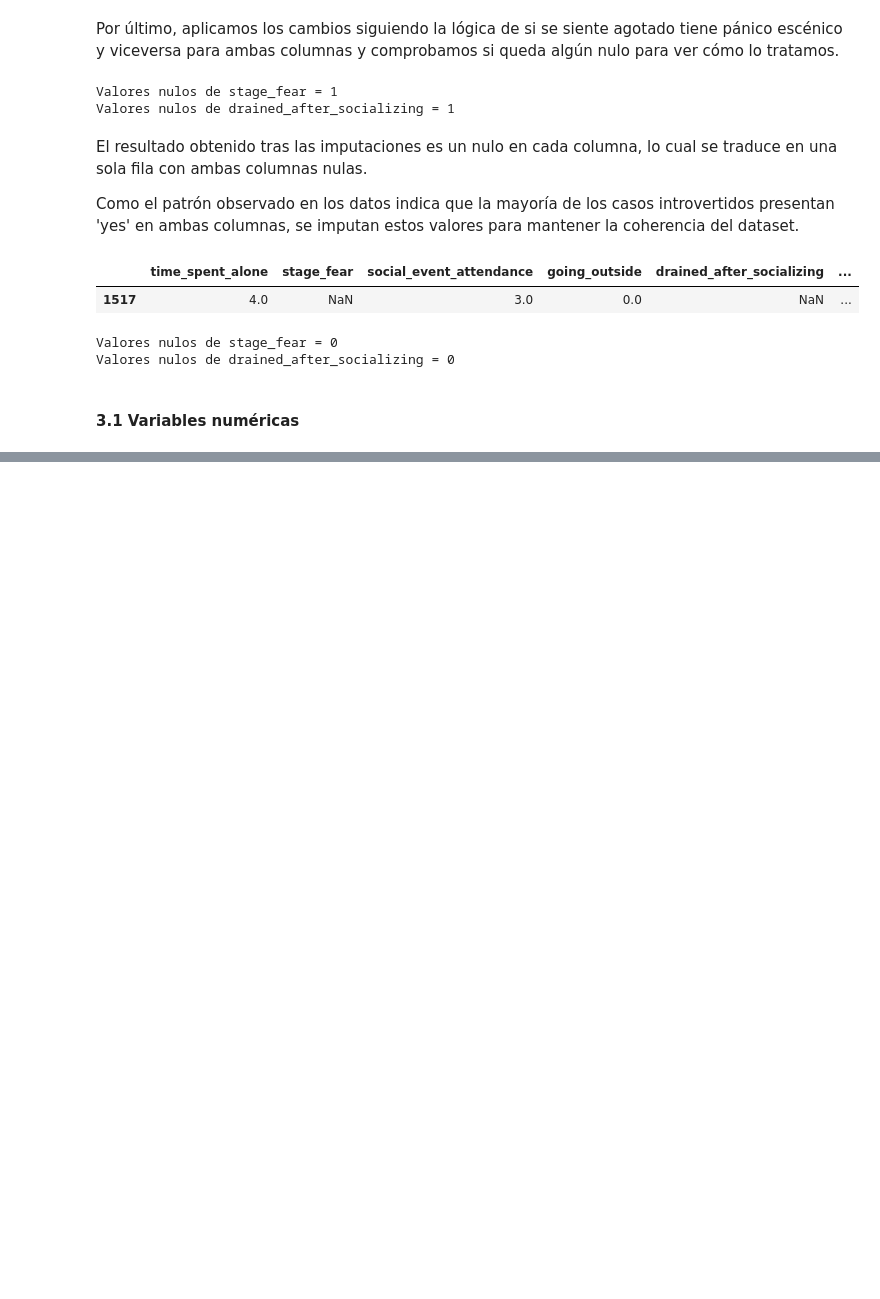
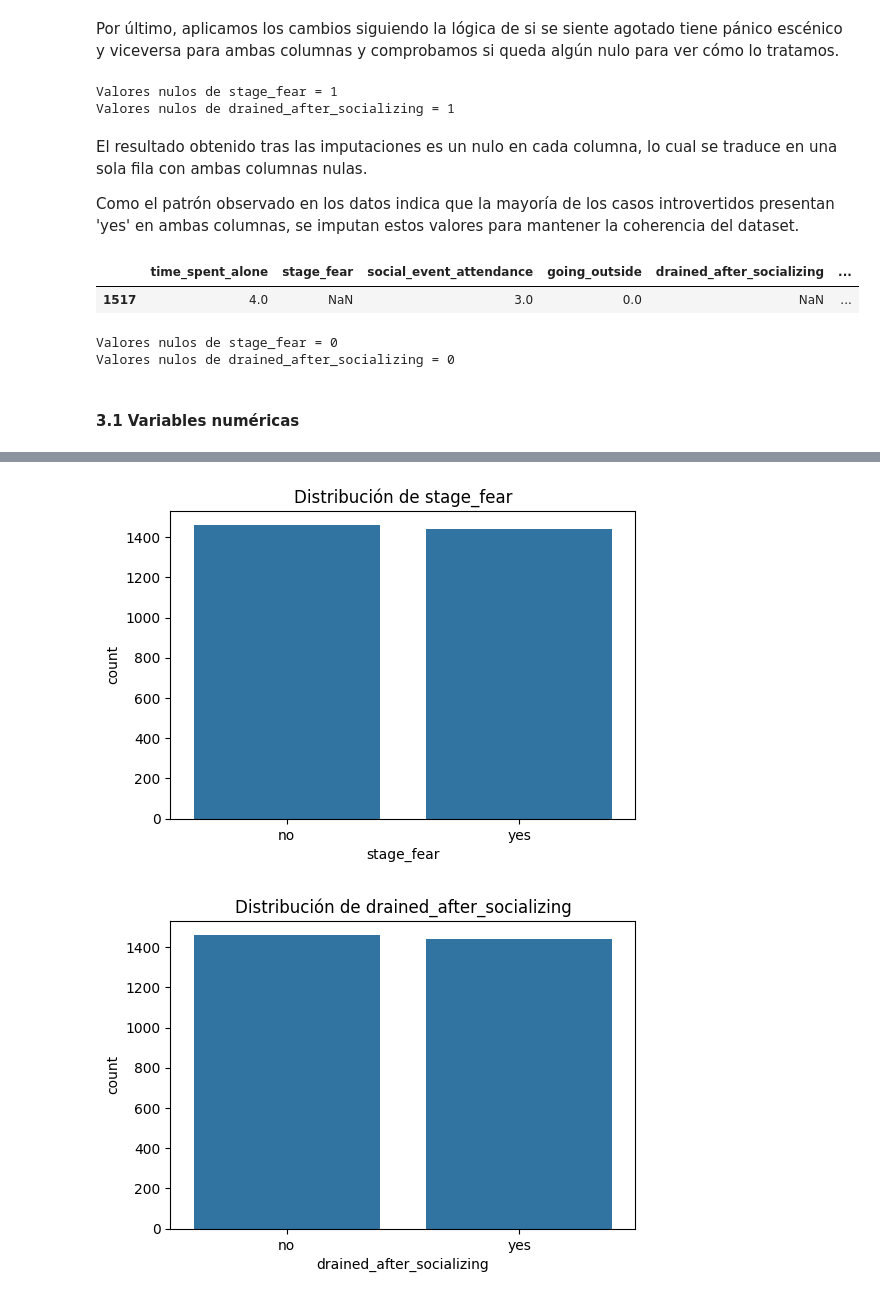
Before and after one commit to Marpp98/EDA_Extrovert_VS_Introvert_behaviour, a Jupyter notebook: notebooks/notebook.ipynb, the cells around one changed output, grey strips where cells are left out. Drawn from its saved outputs; the diff is of its cells as text; code cells hidden in the pictures; blank space fills up the shorter version.

```diff
--- a/notebooks/notebook.ipynb
+++ b/notebooks/notebook.ipynb
@@ -466,0 +495,5 @@ Name: post_frequency, dtype: float64
+# %%
+pintar_grafico_barras_uni(df,categoricas)
+# %% [output]
+[figure, added]
+[figure, added]
```
Also changed, not shown: parts of 47 cells of this notebook.
